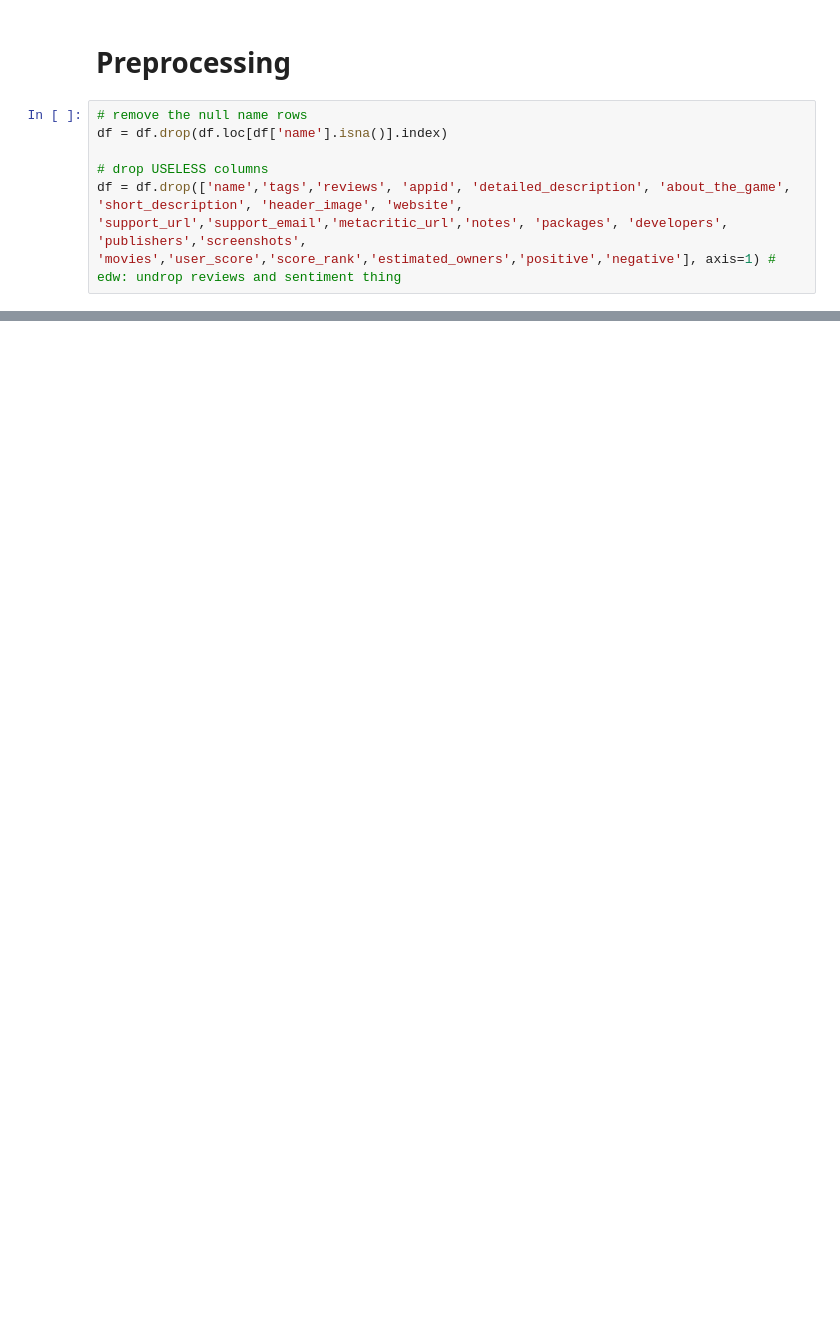
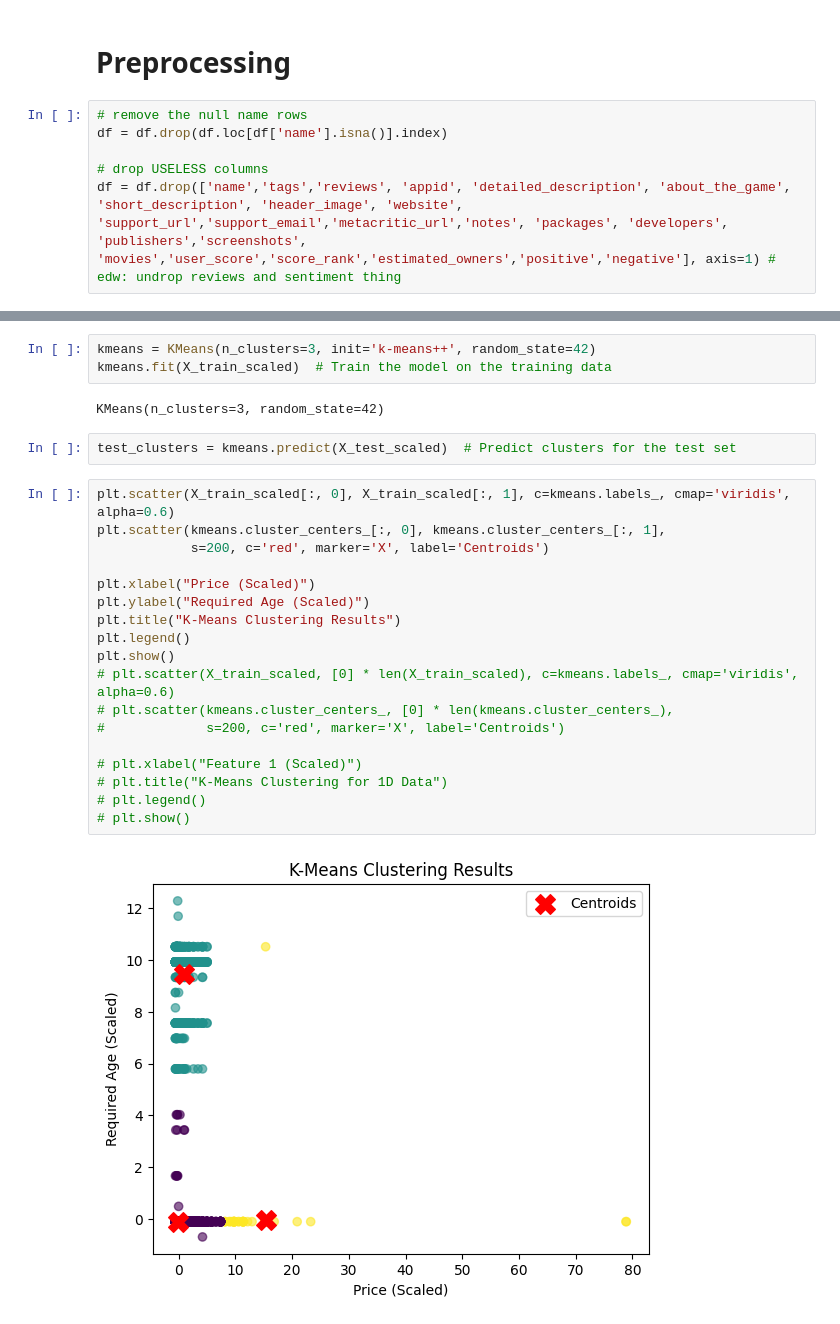
Before and after one commit to bvogler10/CS506_FinalProject, a Jupyter notebook: new-game-plus-backend/newgameplus/notebook.ipynb, the cells around one changed output, grey strips where cells are left out. Cells and saved outputs as stored; diff of their text form; blank space fills up the shorter version.

```diff
--- a/new-game-plus-backend/newgameplus/notebook.ipynb
+++ b/new-game-plus-backend/newgameplus/notebook.ipynb
@@ -117,0 +145,27 @@ print(df.head())
+# %%
+kmeans = KMeans(n_clusters=3, init='k-means++', random_state=42)
+kmeans.fit(X_train_scaled)  # Train the model on the training data
+# %% [output]
+KMeans(n_clusters=3, random_state=42)
+# %%
+test_clusters = kmeans.predict(X_test_scaled)  # Predict clusters for the test set
+# %%
+plt.scatter(X_train_scaled[:, 0], X_train_scaled[:, 1], c=kmeans.labels_, cmap='viridis', alpha=0.6)
+plt.scatter(kmeans.cluster_centers_[:, 0], kmeans.cluster_centers_[:, 1],
+            s=200, c='red', marker='X', label='Centroids')
+
+plt.xlabel("Price (Scaled)")
+plt.ylabel("Required Age (Scaled)")
+plt.title("K-Means Clustering Results")
+plt.legend()
+plt.show()
+# plt.scatter(X_train_scaled, [0] * len(X_train_scaled), c=kmeans.labels_, cmap='viridis', alpha=0.6)
+# plt.scatter(kmeans.cluster_centers_, [0] * len(kmeans.cluster_centers_),
+#             s=200, c='red', marker='X', label='Centroids')
+
+# plt.xlabel("Feature 1 (Scaled)")
+# plt.title("K-Means Clustering for 1D Data")
+# plt.legend()
+# plt.show()
+# %% [output]
+[figure, added]
```
Also changed, not shown: parts of 10 cells of this notebook, 2 other files.
